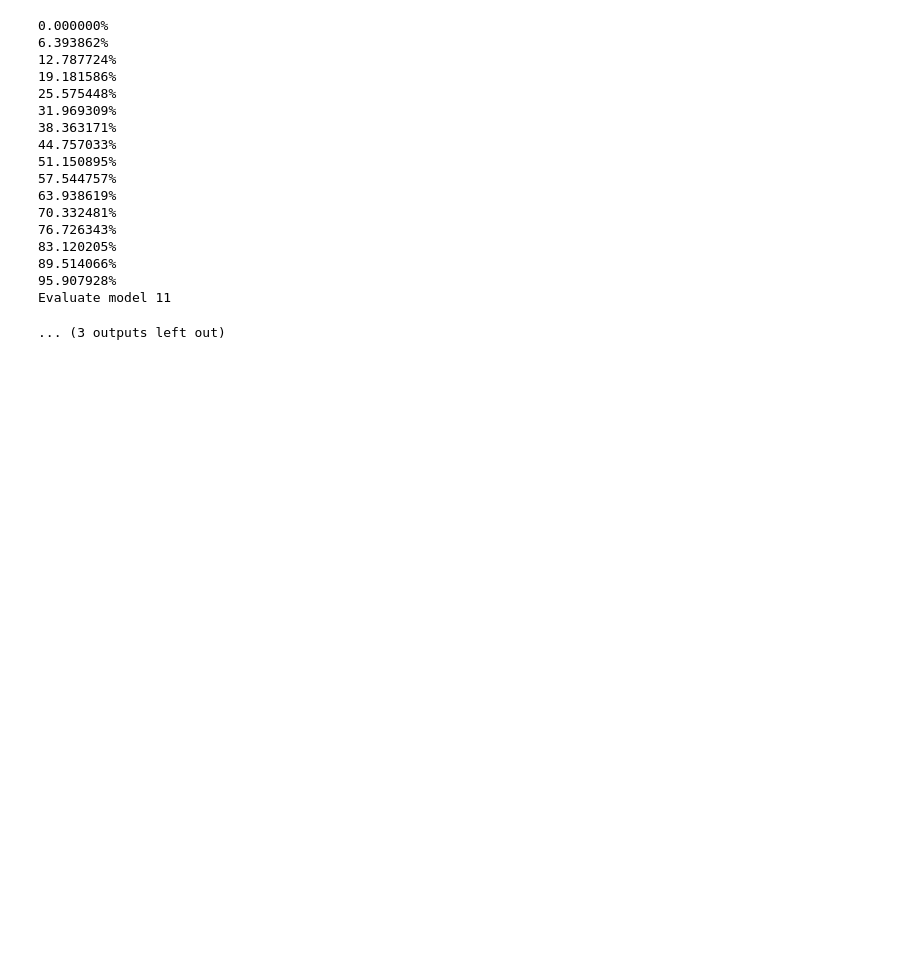
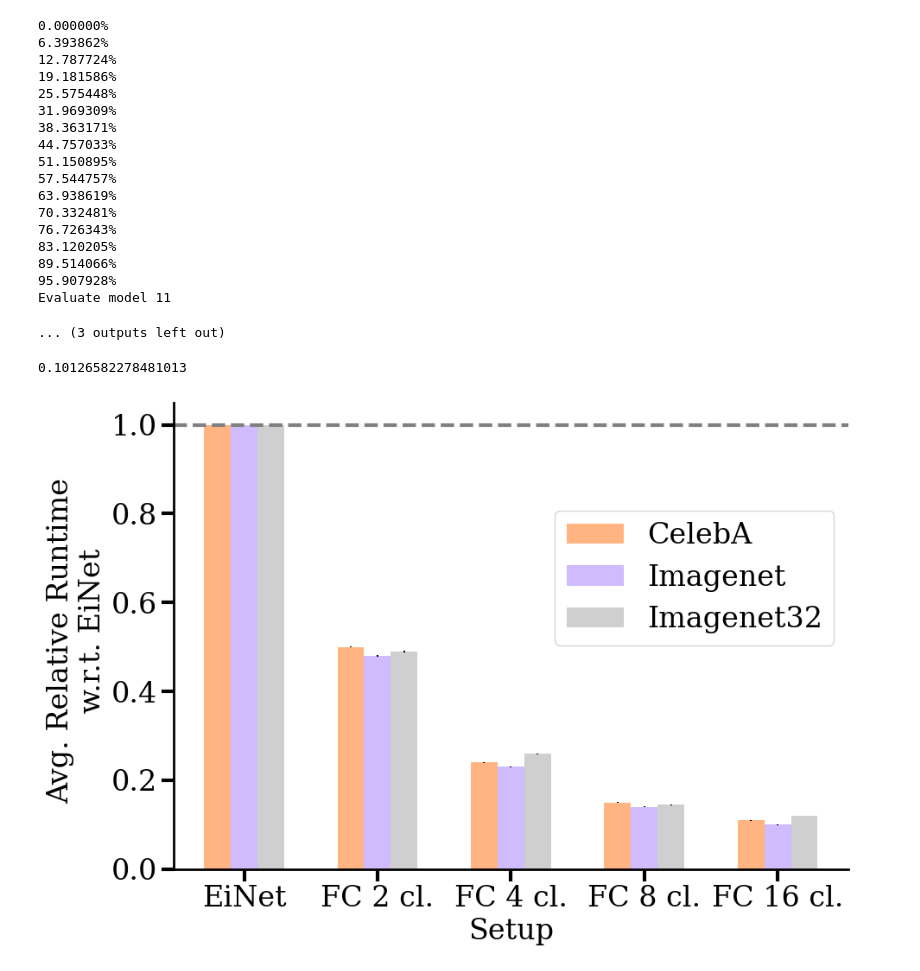
Before and after one commit to J0nasSeng/federated-spn, a Jupyter notebook: src/federated-einsum/evaluation.ipynb, the cells around one changed output. Saved outputs shown, nothing was run; the diff lists cells and outputs as text; code cells hidden in the pictures; blank space fills up the shorter version.

```diff
--- a/src/federated-einsum/evaluation.ipynb
+++ b/src/federated-einsum/evaluation.ipynb
@@ -684,0 +688,72 @@ Evaluate model 11
+# %%
+plt.rcParams.update({'font.size': 24, 'font.family':'serif'})
+# %%
+0.8/7.9
+# %% [output]
+0.10126582278481013
+# %%
+# Data
+groups = ['EiNet', 'FC 2 cl.', 'FC 4 cl.', 'FC 8 cl.', 'FC 16 cl.']
+n_groups = len(groups)
+n_bars = 3
+
+# Values for the bars (replace with your own data)
+data = np.array([[1., 1., 1.],
+                [0.50, 0.48, 0.49],
+                [0.24, 0.23, 0.26],
+                [0.15, 0.14, 0.145],
+                [0.11, 0.10, 0.12]])
+#data = np.random.rand(n_groups, n_bars)  # Random data for the example
+errors = np.array([[0., 0., 0.],
+                [0.001, 0.0015, 0.0016],
+                [0.0014, 0.001, 0.001],
+                [0.001, 0.001, 0.001],
+                [0.0007, 0.0005, 0.0006]])
+
+# Set the positions of the bars on the x-axis
+bar_width = 0.2  # Width of each bar
+indices = np.arange(n_groups)  # Group positions
+
+#colors = ["#ff97c4", "#ffb0c4", "#ffc8c4", "#b5e8a4", "#89d2a3"]
+colors = ['#FFB6C1', '#B0E0E6', '#E6E6FA']
+import seaborn as sns
+colors = sns.color_palette("pastel")
+colors = [colors[1], colors[4], colors[7]]
+
+# Plotting
+fig, ax = plt.subplots(figsize=(10, 7))
+
+for i in range(n_bars):
+    if i == 0:
+        l = 'CelebA'
+    elif i == 1:
+        l = 'Imagenet'
+    else:
+        l = 'Imagenet32'
+    ax.bar(indices + i * bar_width, data[:, i], bar_width, label=l, color=colors[i], yerr=errors[:, i])
+
+# Labeling
+ax.set_xlabel('Setup')
+ax.set_ylabel('Avg. Relative Runtime \n w.r.t. EiNet')
+#ax.set_title('Bar Plot with 5 Groups and 3 Bars per Group')
+ax.set_xticks(indices + bar_width)
+ax.set_xticklabels(groups)
+
+ax.axhline(y=1.0, color='gray', linestyle='--', linewidth=3)
+ax.spines['top'].set_visible(False)
+ax.spines['right'].set_visible(False)
+ax.spines['left'].set_linewidth(2)  # Adjust thickness here
+ax.spines['bottom'].set_linewidth(2)  # Adjust thickness here
+
+plt.tick_params(axis='both', which='major', width=3, length=10)  # Adjust label size
+
+# Place the legend below the plot
+ax.legend(loc='upper right', bbox_to_anchor=(1., 0.8))
+
+# Adjust the layout to prevent overlap
+plt.tight_layout()
+
+# Display plot
+plt.savefig('runtimes.pdf', bbox_inches='tight')
+# %% [output]
+[figure, added]
```
Also changed, not shown: parts of 1 cell of this notebook, 15 other files.
